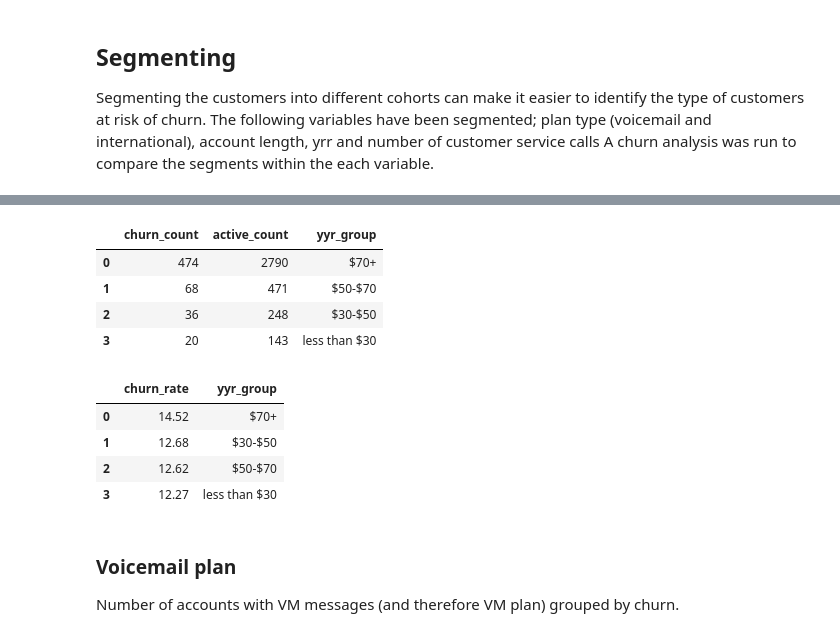
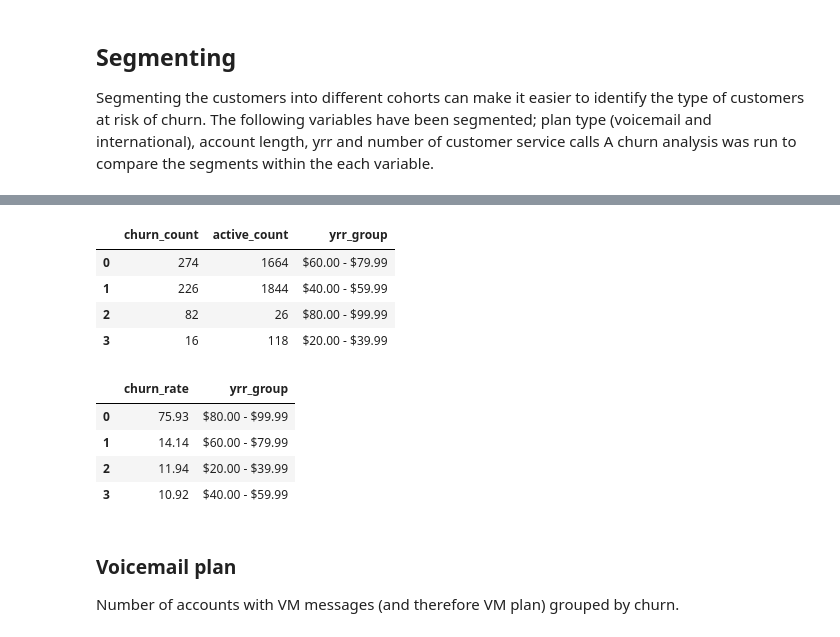
Before and after one commit to lauraabrown6/churn_risk_analysis, a Jupyter notebook: churn_rate_analysis.ipynb, the cells around one changed output, grey strips where cells are left out. Drawn from its saved outputs; the diff is of its cells as text; code cells hidden in the pictures.

```diff
--- a/churn_rate_analysis.ipynb
+++ b/churn_rate_analysis.ipynb
@@ -214,44 +195,37 @@ The cohort with the most amount of churns is costs of 70+. This is also shown in
 # %%
 query_and_display("""
     SELECT
         SUM(churn_binary) AS churn_count,
         COUNT(
             CASE
                 WHEN NOT churn THEN 1
             END) AS active_count,
-        CASE
-            WHEN account_length > 70 THEN '$70+'
-            WHEN account_length > 50 THEN '$50-$70'
-            WHEN account_length > 30 THEN '$30-$50'
-            ELSE 'less than $30' END AS yyr_group
+        yrr_group
     FROM `nomadic-ocean-395807.churn_rate.customer_data`
-    GROUP BY yyr_group
+    GROUP BY yrr_group
     ORDER BY churn_count DESC
 """)
 # %% [output]
-|  | churn_count | active_count | yyr_group |
-| 0 | 474 | 2790 | $70+ |
-| 1 | 68 | 471 | $50-$70 |
-| 2 | 36 | 248 | $30-$50 |
-| 3 | 20 | 143 | less than $30 |
+|  | churn_count | active_count | yrr_group |
+| 0 | 274 | 1664 | $60.00 - $79.99 |
+| 1 | 226 | 1844 | $40.00 - $59.99 |
+| 2 | 82 | 26 | $80.00 - $99.99 |
+| 3 | 16 | 118 | $20.00 - $39.99 |
 # %%
 query_and_display("""
-    SELECT ROUND((SUM(churn_binary)/COUNT(unique_id)*100),2) AS churn_rate,
-        CASE
-            WHEN account_length > 70 THEN '$70+'
-            WHEN account_length > 50 THEN '$50-$70'
-            WHEN account_length > 30 THEN '$30-$50'
-            ELSE 'less than $30' END AS yyr_group
+    SELECT
+        ROUND((SUM(churn_binary)/COUNT(unique_id)*100),2) AS churn_rate,
+        yrr_group
     FROM `nomadic-ocean-395807.churn_rate.customer_data`
-    GROUP BY yyr_group
+    GROUP BY yrr_group
     ORDER BY churn_rate DESC
 """)
 # %% [output]
-|  | churn_rate | yyr_group |
-| 0 | 14.52 | $70+ |
-| 1 | 12.68 | $30-$50 |
-| 2 | 12.62 | $50-$70 |
-| 3 | 12.27 | less than $30 |
+|  | churn_rate | yrr_group |
+| 0 | 75.93 | $80.00 - $99.99 |
+| 1 | 14.14 | $60.00 - $79.99 |
+| 2 | 11.94 | $20.00 - $39.99 |
+| 3 | 10.92 | $40.00 - $59.99 |
 # %% [markdown]
 ### Voicemail plan
 Number of accounts with VM messages (and therefore VM plan) grouped by churn.
```
Also changed, not shown: parts of 6 cells of this notebook, 1 other file.
